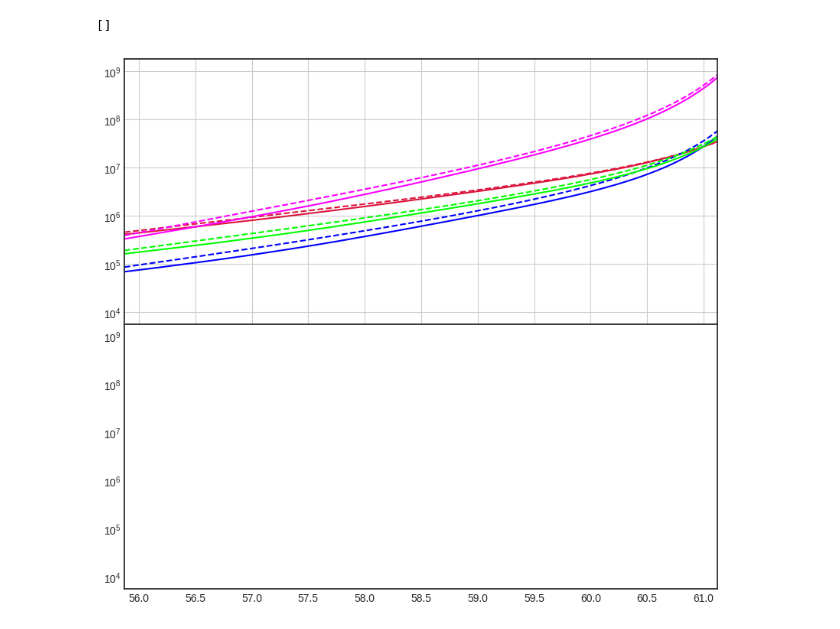
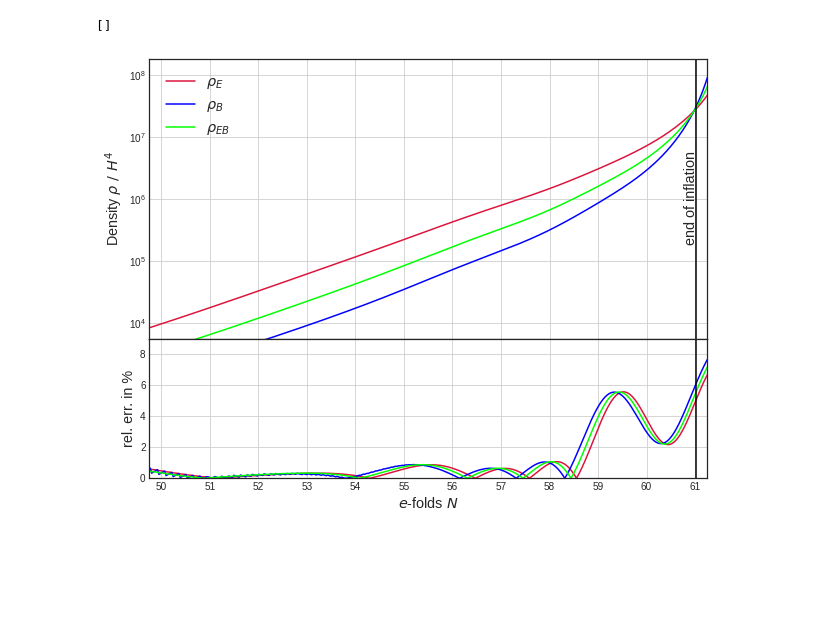
Before and after one commit to richard-von-eckardstein/GEFF, a Jupyter notebook: PlottingRevenge.ipynb, the cells around one changed output. Cells and saved outputs as stored; diff of their text form; code cells hidden in the pictures; blank space fills up the shorter version.

Commit message:
Update EndOfInflation, Update Plots

```diff
--- a/PlottingRevenge.ipynb
+++ b/PlottingRevenge.ipynb
@@ -22,7 +22,7 @@ ntr = 1
 # %%
 setups = ["Old", "Del1", "KDep"]
 pars = ["N", "E","B","G","rhoChi"]
-models = [-1.0, "mix"]
+models = [1.0, -1.0, "mix"]
 results = dict(zip(setups, [dict(zip([str(model) for model in models],
                                      [dict(zip(pars, [None for p in pars])) for m in models]))
                             for s in setups]))
@@ -30,7 +30,7 @@ for setup in setups:
     if setup == "Old":
         filesetup = ""
     elif setup == "KDep":
-        filesetup = "_KDep_Final_1it"
+        filesetup = "_KDep_New_1it"
     elif setup == "Del1":
         filesetup = "_Del1" #Change this later on!
     else:
@@ -224,27 +227,70 @@ plt.plot()
 # %%
-fig, ax = plt.subplots(2, 1, figsize=(10,9), sharex=True, sharey=True)
+fig, ax = plt.subplots(2, 1, figsize=(10,9), sharex=True)
 print(Nlim)
 
-m = models[-1]
+setups = ["KDep"]
+pars = ["N", "E","B","G"]
+model = "mix"
+resNerr = dict(zip(setups, [dict(zip(pars, [[[], []] for p in pars])) for s in setups]))
+for setup in setups:
+    if setup == "KDep":
+        filesetup = "_KDep_New_1it"
+        AltDamp=2
+    elif setup == "Del1":
+        filesetup = "_Del1"
+        AltDamp=1
+    else:
+        print("This is not a valid Setup")
+        sys.exit()
+    file = directory + str(model) + filesetup + ".dat"
+    SE = model
+    H = GEF(alpha, beta, Mpl, ini, M, ntr, SE, AltDamp=AltDamp, approx=True)
+    H.LoadData(file)
+    Nend = H.EndOfInflation()[0]
+    H.Unitless()
+    data = pd.read_table("Modes/MbM_GFs__Beta25.0_SE"+model+filesetup+".dat", sep=",")
+    MbMres = dict(zip(data.columns[1:],data.values[1:,1:].T))
+    for p in pars:
+        if p=="N":
+            resNerr[setup][p][0] = H.vals[p]
+            resNerr[setup][p][1] = MbMres[p]
+        elif p in ["E", "B", "G"]:
+            print(p)
+            res = 0.5*abs(H.vals[p])/H.vals["H"]**4
+            err = abs(1-MbMres[p]/CubicSpline(H.vals["N"], H.vals[p])(MbMres["N"]))
+            resNerr[setup][p][0] = res
+            resNerr[setup][p][1] = 100*err
 
 linedic={"Del1": "--", "KDep":"-"}
+labeldic={"E":r"$\rho_E$", "B":r"$\rho_B$", "G":r"$\rho_{EB}$"}
+ax[1].set_box_aspect(0.25)
+for i in range(2):
+    for j in range(0, len(pars)-1):
+        p = pars[j+1]
+        for k in range(len(setups)):
+            s = setups[k]
 
-for j in range(0, len(pars)-1):
-    p = pars[j+1]
-    for k in range(0, 2):
-        s = setups[k+1]
-        ax[0].plot(results[s][m]["N"], results[s][m][p],
-                     color=styledic["color"][p][setups[-1]], linestyle=linedic[s], label=labeldic[s])
-        ConfigurePlot(ax[0], 56, 61, limdic[p][0], limdic[p][1],
-                     nxtick=Nlim[2], nytick=limdic[p][2], yscale="log", minory=False)
-        ax[0].tick_params(axis="both", which="both", direction="in")
-        ax[0].xaxis.set_ticks_position("both")
-        ax[0].yaxis.set_ticks_position("both")
-        ax[0].grid(True)
+            ax[i].plot(resNerr[s]["N"][i], resNerr[s][p][i],
+                     color=styledic["color"][p][setups[-1]], linestyle=linedic[s], label=labeldic[p])
+    ax[i].tick_params(axis="both", which="both", direction="in")
+    ax[i].xaxis.set_ticks_position("both")
+    ax[i].yaxis.set_ticks_position("both")
+    ax[i].grid(True)
+ConfigurePlot(ax[0], 50, 61, 1e4, 1e8,
+             nxtick=12, nytick=5, yscale="log", minory=False)
+ax[1].set_ylim(0, 9)
+ax[0].set_ylabel(r"Density $\rho \ / \ H^4$", fontsize="x-large")
+ax[1].set_ylabel(r"rel. err. in %", fontsize="x-large")
+ax[1].set_xlabel(r"$e$-folds $N$", fontsize="x-large")
+ax[0].vlines(Nend, 1e3, 1e9, "k")
+ax[1].vlines(Nend, 0, 10, "k")
+ax[0].text(Nend-0.25, 2e5,"end of inflation", rotation=90, fontsize="x-large")
 
-plt.subplots_adjust(hspace=0, wspace=0)
-
-
+lines_labels = [ax[0].get_legend_handles_labels()]
+lines, labels = [sum(lol, []) for lol in zip(*lines_labels)]
+ax[0].legend(lines, labels, loc=(0.02, 0.7), frameon=False, fontsize="x-large")
+plt.subplots_adjust(hspace=-0.25, wspace=0)
+plt.savefig("Plots/ErrorPlotMixedKDep.png")
 plt.plot()
 # %% [output]
 [51, 61, 11]
@@ -251,2 +302,2 @@ plt.plot()
 []
-[figure, old version]
+[figure, new version]
```
Also changed, not shown: parts of 9 cells of this notebook, 2 other files.
